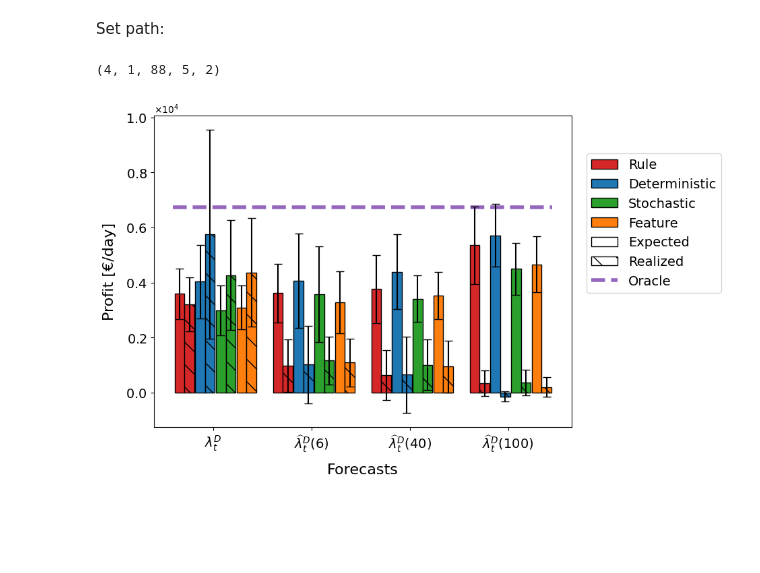
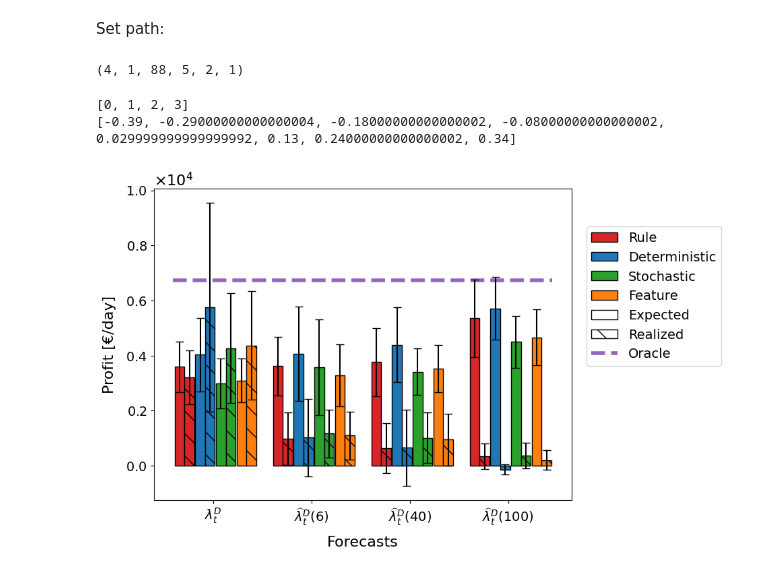
Before and after one commit to junesooshin/lightenup, a Jupyter notebook: Model and Result Examination/Results - Different forecast.ipynb, the cells around one changed output. Cells and saved outputs as stored; diff of their text form; code cells hidden in the pictures; blank space fills up the shorter version.

```diff
--- a/Model and Result Examination/Results - Different forecast.ipynb
+++ b/Model and Result Examination/Results - Different forecast.ipynb
@@ -33,12 +22,18 @@ SampleSize_idx = SampleSizes[0]
 df_Exp_Profit = json_to_df(current_directory + Add_on_path +  'Exp_profit.json')
 df_RT_Profit = json_to_df(current_directory + Add_on_path + 'RT_profit.json')
 # %%
-Array = Create_Array_from_Profit(df_Exp_Profit,df_RT_Profit,NumForecasts=4, SampleSizes=SampleSizes)
+Array = Create_Array_from_Profit(df_Exp_Profit,df_RT_Profit,NumForecasts=4, SampleSizes=[5])
 # %%
 print(np.shape(Array))
 # %% [output]
-(4, 1, 88, 5, 2)
+(4, 1, 88, 5, 2, 1)
 # %%
-plot_profit_Test(Array,'Forecasts', Forecast_examination_idx, SampleSize_examination_idx, barwidth = 0.1, Forecast_label = ["$\lambda_{t}^{D}$","$\widehat{\lambda}_{t}^{D}(6)$","$\widehat{\lambda}_{t}^{D}(40)$","$\widehat{\lambda}_{t}^{D}(100)$"],  ShowEachTestDay = False,save=True)
+x_axis_tick_label = ["$\lambda_{t}^{D}$","$\widehat{\lambda}_{t}^{D}(6)$","$\widehat{\lambda}_{t}^{D}(40)$","$\widehat{\lambda}_{t}^{D}(100)$"]
+x_axis_selection = [i for i in range(0,len(x_axis_tick_label))] # SampleSize[SampleSize_examination_idx] = 5
+print(x_axis_selection)
+
+plot_profit_Test(Array,PlotCase = "Forecasts", x_axis_label = "Forecasts", x_axis_selection = x_axis_selection, x_axis_tick_label = x_axis_tick_label, Selected_Profit = ["Expected",'Realized'], barwidth = 0.1, pdf_name = 'Profit_bar_forecast',ShowEachTestDay = False,save = False)
 # %% [output]
+[0, 1, 2, 3]
+[-0.39, -0.29000000000000004, -0.18000000000000002, -0.08000000000000002, 0.029999999999999992, 0.13, 0.24000000000000002, 0.34]
-[figure, old version]
+[figure, new version]
```
Also changed, not shown: parts of 1 cell of this notebook, 5 other files.
